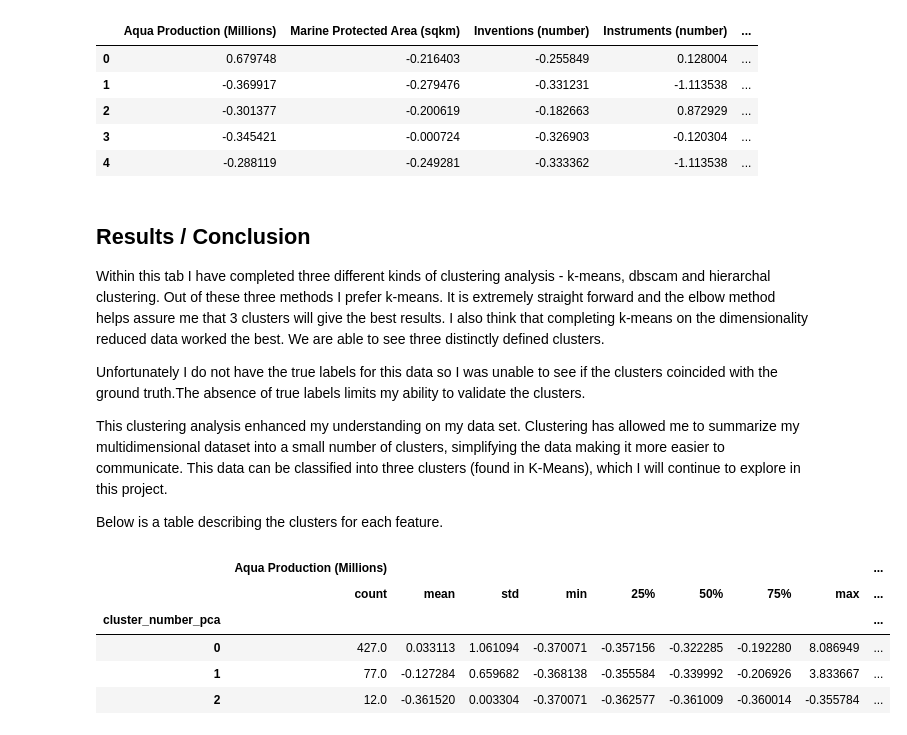
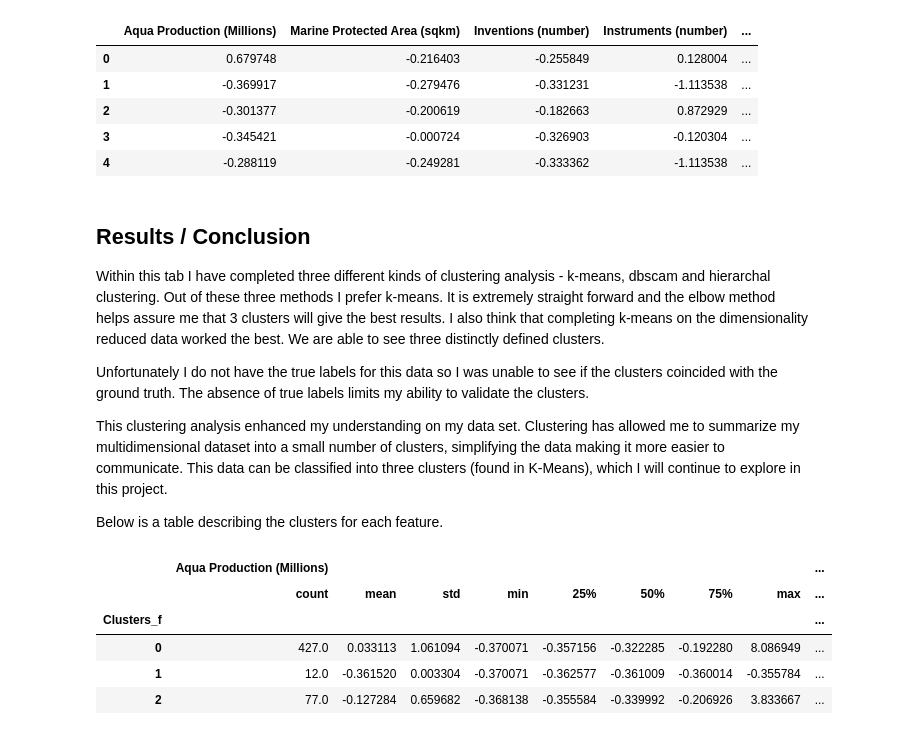
Before and after one commit to anly501/dsan-5000-project-kendallgilbert180, a Jupyter notebook: dsan-website/5000-website/clustering.ipynb, the cells around one changed output. Drawn from its saved outputs; the diff is of its cells as text; code cells hidden in the pictures.

```diff
--- a/dsan-website/5000-website/clustering.ipynb
+++ b/dsan-website/5000-website/clustering.ipynb
@@ -420,23 +420,23 @@ agglomerative_dataset.head(5)
 
 Within this tab I have completed three different kinds of clustering analysis - k-means, dbscam and hierarchal clustering. Out of these three methods I prefer k-means. It is extremely straight forward and the elbow method helps assure me that 3 clusters will give the best results. I also think that completing k-means on the dimensionality reduced data worked the best. We are able to see three distinctly defined clusters.
 
-Unfortunately I do not have the true labels for this data so I was unable to see if the clusters coincided with the ground truth.The absence of true labels limits my ability to validate the clusters.
+Unfortunately I do not have the true labels for this data so I was unable to see if the clusters coincided with the ground truth. The absence of true labels limits my ability to validate the clusters.
 
 This clustering analysis enhanced my understanding on my data set. Clustering has allowed me to summarize my multidimensional dataset into a small number of clusters, simplifying the data making it more easier to communicate. This data can be classified into three clusters (found in K-Means), which I will continue to explore in this project.
 
 Below is a table describing the clusters for each feature.
 # %%
 #| code-fold: true
-columns_to_exclude = ['PCA1', 'PCA2', 'Clusters_f']
+columns_to_exclude = ['PCA1', 'PCA2']
 data_for_clustering = data_standardized.drop(columns=columns_to_exclude)
-clustered_data = data_for_clustering.groupby('cluster_number_pca')
+clustered_data = data_for_clustering.groupby('Clusters_f')
 cluster_describe = clustered_data.describe()
 cluster_describe
 # %% [output]
 |  | Aqua Production (Millions) |  |  |  |  |  |  |  | ... |
 |  | count | mean | std | min | 25% | 50% | 75% | max | ... |
-| cluster_number_pca |  |  |  |  |  |  |  |  | ... |
+| Clusters_f |  |  |  |  |  |  |  |  | ... |
 | 0 | 427.0 | 0.033113 | 1.061094 | -0.370071 | -0.357156 | -0.322285 | -0.192280 | 8.086949 | ... |
-| 1 | 77.0 | -0.127284 | 0.659682 | -0.368138 | -0.355584 | -0.339992 | -0.206926 | 3.833667 | ... |
-| 2 | 12.0 | -0.361520 | 0.003304 | -0.370071 | -0.362577 | -0.361009 | -0.360014 | -0.355784 | ... |
+| 1 | 12.0 | -0.361520 | 0.003304 | -0.370071 | -0.362577 | -0.361009 | -0.360014 | -0.355784 | ... |
+| 2 | 77.0 | -0.127284 | 0.659682 | -0.368138 | -0.355584 | -0.339992 | -0.206926 | 3.833667 | ... |
 # %% [markdown]
```
Also changed, not shown: parts of 4 cells of this notebook, 20 other files.
